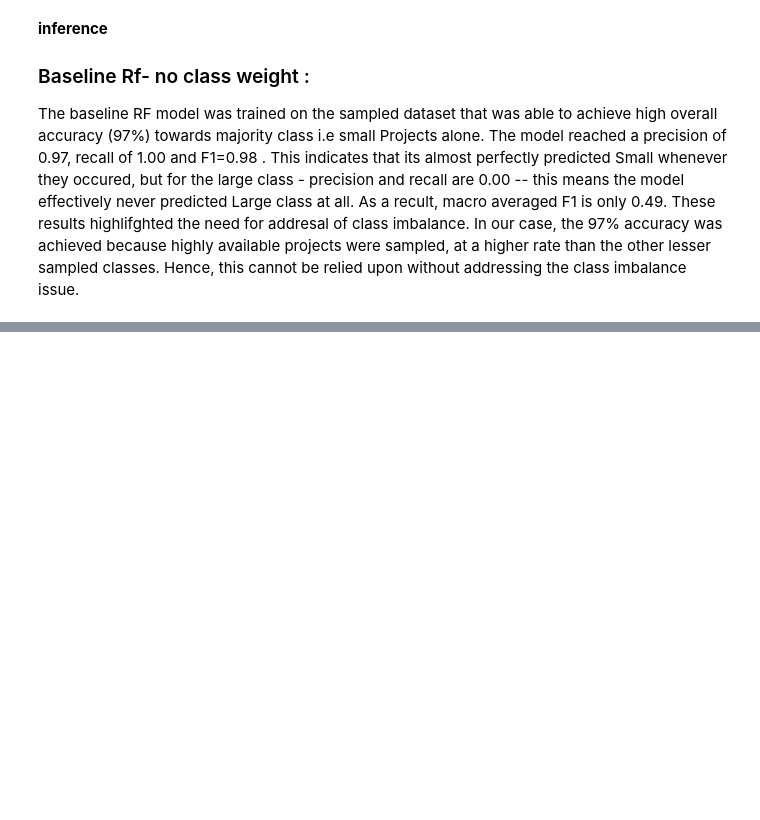
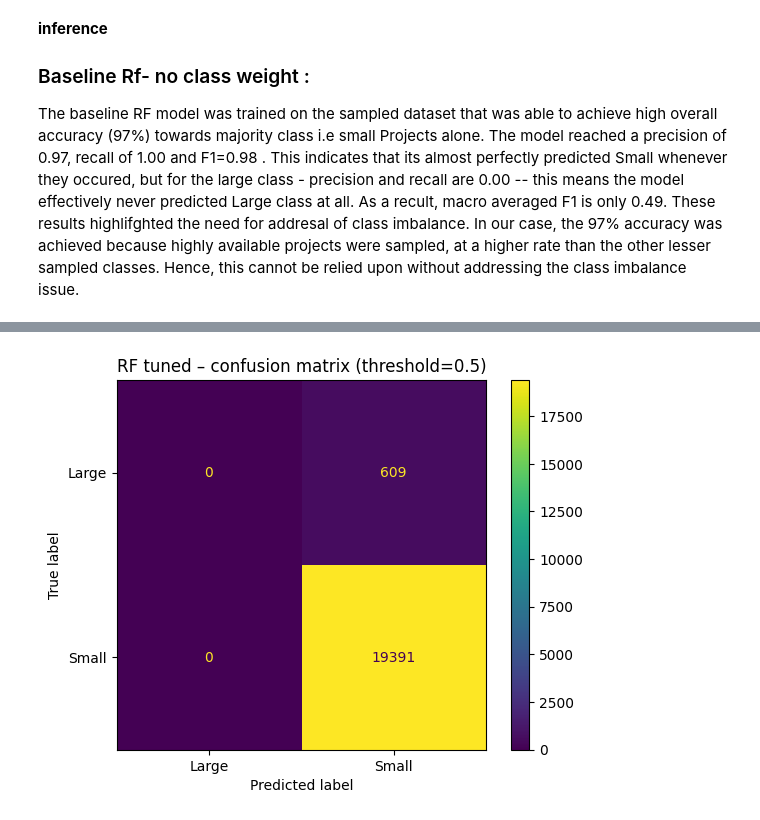
Before and after one commit to keerthanyaa/AIT582-Project-Fall25-DREAM, a Jupyter notebook: notebooks/02-fine-tune-confidence-improvement.ipynb, the cells around one changed output, grey strips where cells are left out. Drawn from its saved outputs; the diff is of its cells as text; code cells hidden in the pictures; blank space fills up the shorter version.

```diff
--- a/notebooks/02-fine-tune-confidence-improvement.ipynb
+++ b/notebooks/02-fine-tune-confidence-improvement.ipynb
@@ -228,0 +413,63 @@ This is a pretty near-to perfect solution on sampled subset alone, and can lead
+# %%
+from sklearn.compose import ColumnTransformer
+from sklearn.preprocessing import OneHotEncoder
+from sklearn.pipeline import Pipeline
+from sklearn.ensemble import RandomForestClassifier
+from sklearn.metrics import classification_report, ConfusionMatrixDisplay
+from sklearn.model_selection import train_test_split
+import numpy as np
+import matplotlib.pyplot as plt
+
+# ---------- 1. SAMPLE UP TO 100K ROWS ----------
+max_n = 100_000
+n_rows = min(max_n, len(df))
+
+df_sample100k = df.sample(n=n_rows, random_state=123)
+
+X100 = df_sample100k.drop(columns=[c for c in cols_to_drop if c in df_sample100k.columns])
+y100 = df_sample100k[target_col]
+
+X_train100, X_test100, y_train100, y_test100 = train_test_split(
+    X100,
+    y100,
+    test_size=0.2,
+    random_state=42,
+    stratify=y100,
+)
+
+print("Sample size:", len(df_sample100k))
+print("Train size:", len(X_train100), " Test size:", len(X_test100))
+print("Train class distribution:\n", y_train100.value_counts(normalize=True))
+
+# ---------- 2. PREPROCESSOR (SPARSE ONE-HOT) ----------
+cat_cols = [c for c in X100.columns if X100[c].dtype == "object"]
+num_cols = [c for c in X100.columns if X100[c].dtype != "object"]
+
+preproc100 = ColumnTransformer([
+    ("cat", OneHotEncoder(handle_unknown="ignore"), cat_cols),   # sparse by default
+    ("num", "passthrough", num_cols),
+])
+
+# ---------- 3. TRAIN TUNED RF WITH MODERATE CLASS WEIGHT ----------
+rf_tuned = Pipeline([
+    ("prep", preproc100),
+    ("model", RandomForestClassifier(
+        n_estimators=100,
+        max_depth=15,
+        min_samples_leaf=5,
+        class_weight={"Small": 1.0, "Large": 8.0},  # moderate weight for Large
+        n_jobs=-1,
+        random_state=42,
+    )),
+])
+
+rf_tuned.fit(X_train100, y_train100)
+
+print("\n=== Default 0.5 threshold ===")
+y_pred_default = rf_tuned.predict(X_test100)
+print(classification_report(y_test100, y_pred_default, labels=["Large", "Small"]))
+
+ConfusionMatrixDisplay.from_predictions(y_test100, y_pred_default, labels=["Large", "Small"])
+plt.title("RF tuned – confusion matrix (threshold=0.5)")
+plt.show()
+# %% [output]
@@ -228,0 +493 @@ This is a pretty near-to perfect solution on sampled subset alone, and can lead
+[figure, added]
```
Also changed, not shown: parts of 16 cells of this notebook, 1 other file.
